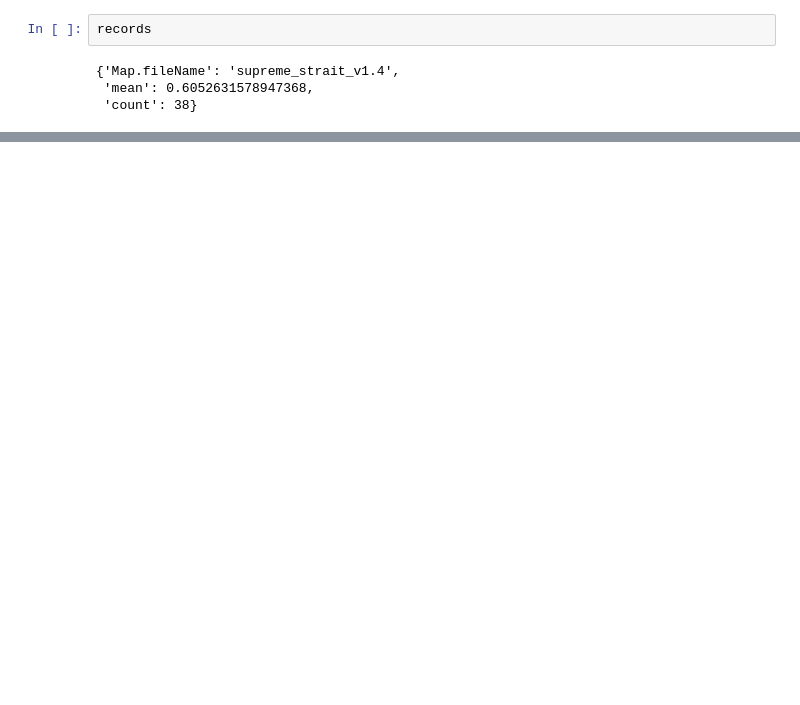
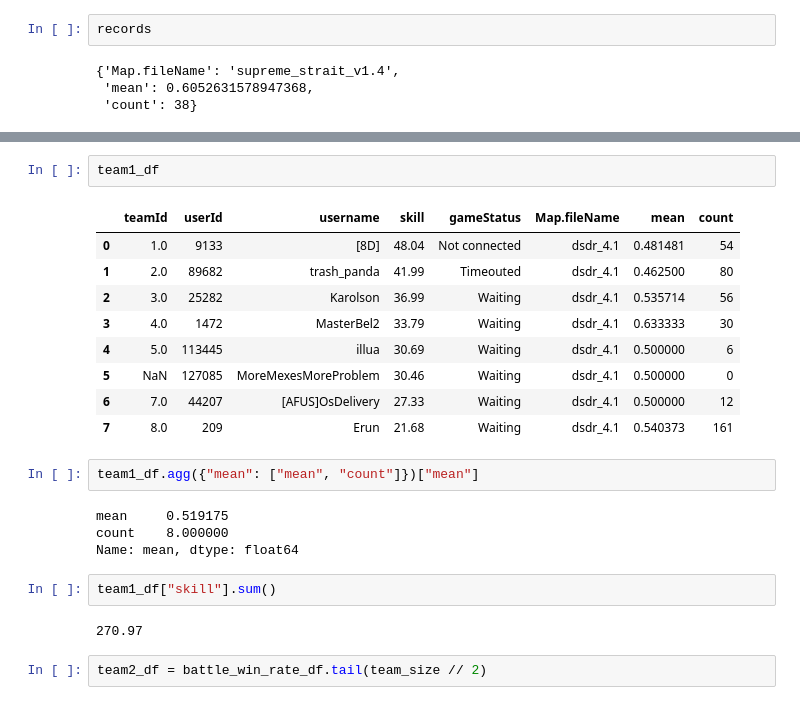
Before and after one commit to furyhawk/bai, a Jupyter notebook: notebooks/battle.ipynb, the cells around one changed output, grey strips where cells are left out. Saved outputs shown, nothing was run; the diff lists cells and outputs as text; blank space fills up the shorter version.

```diff
--- a/notebooks/battle.ipynb
+++ b/notebooks/battle.ipynb
@@ -500,0 +563,24 @@ for _, player in battle_detail_df.iterrows():
+# %%
+team1_df
+# %% [output]
+|  | teamId | userId | username | skill | gameStatus | Map.fileName | mean | count |
+| 0 | 1.0 | 9133 | [8D] | 48.04 | Not connected | dsdr_4.1 | 0.481481 | 54 |
+| 1 | 2.0 | 89682 | trash_panda | 41.99 | Timeouted | dsdr_4.1 | 0.462500 | 80 |
+| 2 | 3.0 | 25282 | Karolson | 36.99 | Waiting | dsdr_4.1 | 0.535714 | 56 |
+| 3 | 4.0 | 1472 | MasterBel2 | 33.79 | Waiting | dsdr_4.1 | 0.633333 | 30 |
+| 4 | 5.0 | 113445 | illua | 30.69 | Waiting | dsdr_4.1 | 0.500000 | 6 |
+| 5 | NaN | 127085 | MoreMexesMoreProblem | 30.46 | Waiting | dsdr_4.1 | 0.500000 | 0 |
+| 6 | 7.0 | 44207 | [AFUS]OsDelivery | 27.33 | Waiting | dsdr_4.1 | 0.500000 | 12 |
+| 7 | 8.0 | 209 | Erun | 21.68 | Waiting | dsdr_4.1 | 0.540373 | 161 |
+# %%
+team1_df.agg({"mean": ["mean", "count"]})["mean"]
+# %% [output]
+mean     0.519175
+count    8.000000
+Name: mean, dtype: float64
+# %%
+team1_df["skill"].sum()
+# %% [output]
+270.97
+# %%
+team2_df = battle_win_rate_df.tail(team_size // 2)
```
Also changed, not shown: parts of 15 cells of this notebook, 2 other files.
